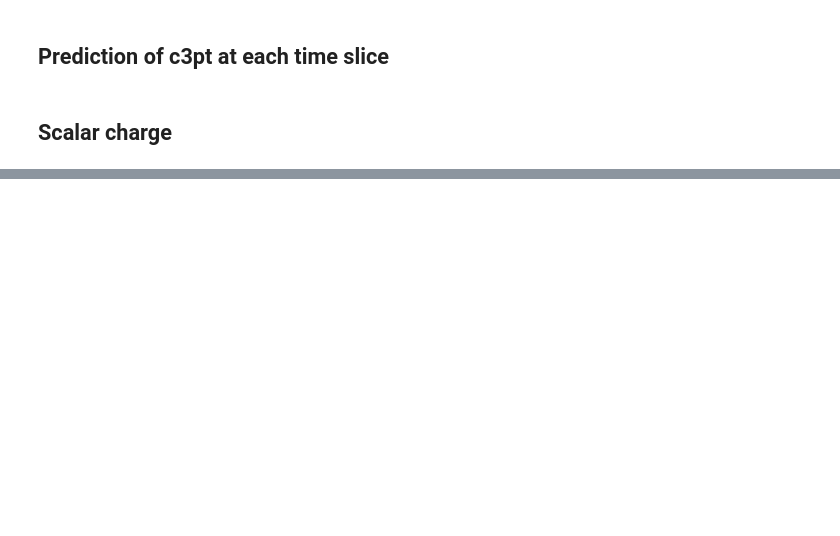
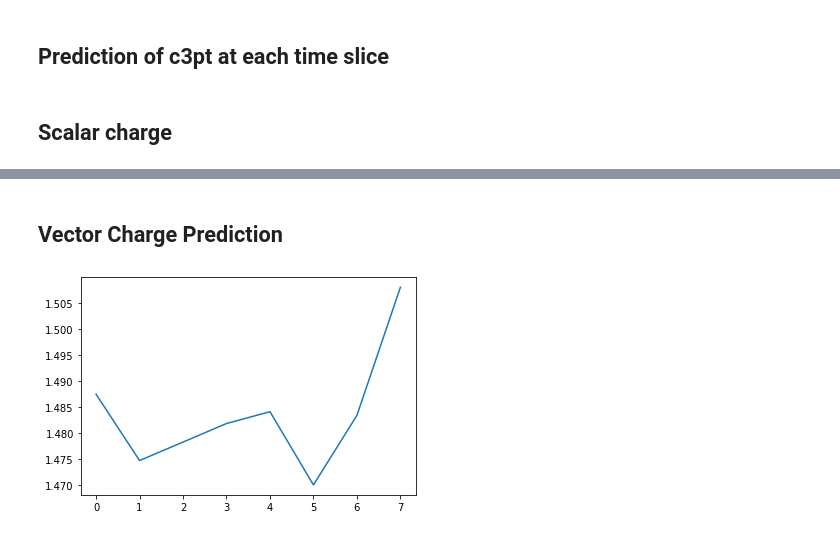
Before and after one commit to jacarolan/BNL_QCD_ML, a Jupyter notebook: ML/Python/Time Slice Prediction.ipynb, the cells around one changed output, grey strips where cells are left out. Cells and saved outputs as stored; diff of their text form; code cells hidden in the pictures; blank space fills up the shorter version.

```diff
--- a/ML/Python/Time Slice Prediction.ipynb
+++ b/ML/Python/Time Slice Prediction.ipynb
@@ -177,28 +181,34 @@ Prediction quality @ t=5: 0.4639903017738537
+# %% [markdown]
+## Vector Charge Prediction
 # %%
-labelFrac = 0.5
-BCFrac = 0.1
+labelFrac = 0.3
+BCFrac = 0.4
+
+samps = 8
 
 labelEnd = int(len(labels_S_up[0]) * labelFrac)
 BCEnd    = int(len(labels_S_up[0]) * (BCFrac + labelFrac))
 
 X_train, Y_train_up, Y_train_down = features[:, :labelEnd], labels_V_up[:, :labelEnd], labels_V_down[:, :labelEnd]
 X_bc, Y_bc_up, Y_bc_down = features[:, labelEnd:BCEnd], labels_V_up[:, labelEnd:BCEnd], labels_V_down[:, labelEnd:BCEnd]
 X_test, Y_test_up, Y_test_down = features[:, BCEnd:], labels_V_up[:, BCEnd:], labels_V_down[:, BCEnd:]
 
-gbr_up = list(range(64))
-gbr_down = list(range(64))
-biasCrxn_up = list(range(64))
-biasCrxn_down = list(range(64))
-for i in range(64):
+gbr_up = list(range(samps))
+gbr_down = list(range(samps))
+biasCrxn_up = list(range(samps))
+biasCrxn_down = list(range(samps))
+for i in range(samps):
     gbr_up[i] = GradientBoostingRegressor(learning_rate=0.1, n_estimators=100, max_depth=3)
     gbr_up[i].fit(X_train[i], Y_train_up[i])
 
     gbr_down[i] = GradientBoostingRegressor(learning_rate=0.1, n_estimators=100, max_depth=3)
     gbr_down[i].fit(X_train[i], Y_train_down[i])
 
     y_bc_pred_up = gbr_up[i].predict(X_bc[i])
     y_bc_pred_down = gbr_down[i].predict(X_bc[i])
 
     biasCrxn_up[i] = np.average(Y_bc_up - y_bc_pred_up)
     biasCrxn_down[i] = np.average(Y_bc_down - y_bc_pred_down)
+# %% [output]
+[figure, added]
 # %%
```
Also changed, not shown: parts of 5 cells of this notebook, 2 other files.
